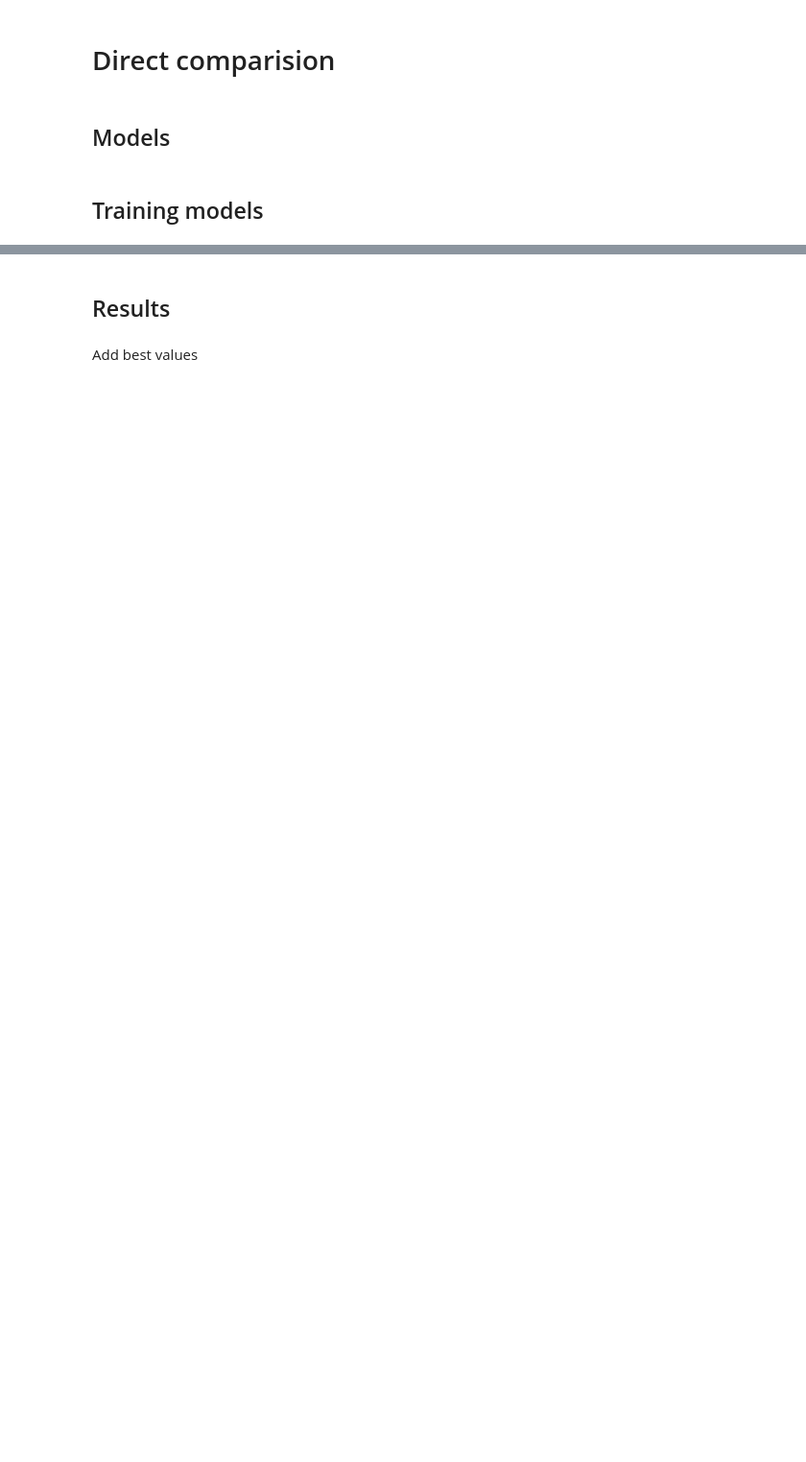
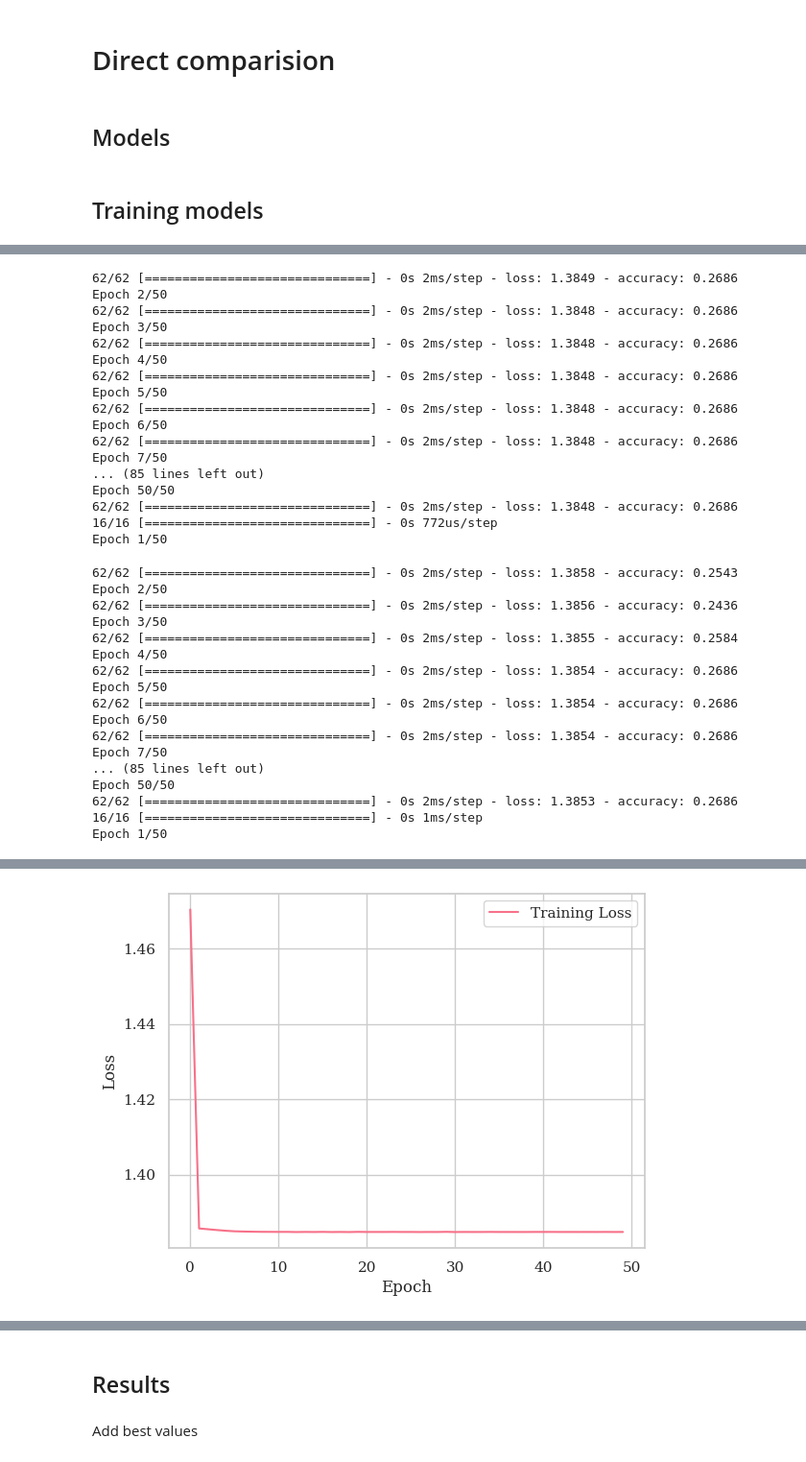
Before and after one commit to sam189239/EEG-MI-Benchmarking, a Jupyter notebook: code/bci_main.ipynb, the cells around one changed output, grey strips where cells are left out. Shown at 96% size. Cells and saved outputs as stored; diff of their text form; code cells hidden in the pictures; blank space fills up the shorter version.

```diff
--- a/code/bci_main.ipynb
+++ b/code/bci_main.ipynb
@@ -206,7 +216,7 @@ X_TEST = np.expand_dims(test_data,-1)
 # OneHotEncoding Labels
 enc = OneHotEncoder()
 y_out = enc.fit_transform(train_label.reshape(-1,1)).toarray()
-y_out_test = enc.fit_transform(test_label.reshape(-1,1)).toarray()
+y_out_test = enc.transform(test_label.reshape(-1,1)).toarray()
 
 # Cross Validation Split
 cv = ShuffleSplit(n_splits = CV_splits, test_size = test_size, random_state = random_state)
@@ -269,6 +385,7 @@ def CV_train(model, X, X_test, cnn = False, convlstm = False):
     results = {}
     best_model = model
     prev_metric = 0
+    best_hist = []
     for train_idx, val_idx in cv.split(y_out):
 
         nn = []
@@ -286,7 +403,7 @@ def CV_train(model, X, X_test, cnn = False, convlstm = False):
 
         nn = model
 
-        nn.fit(X_train, y_train, batch_size = batch_size, epochs = n_epochs)
+        history = nn.fit(X_train, y_train, batch_size = batch_size, epochs = n_epochs)
 
         y_pred = nn.predict(X_val)
         pred = (y_pred == y_pred.max(axis=1)[:,None]).astype(int)
@@ -300,6 +417,7 @@ def CV_train(model, X, X_test, cnn = False, convlstm = False):
         if f1_val > prev_metric:
             prev_metric = f1_val
             best_model = model
+            best_hist = history
 
     test_pred = best_model.predict(X_test)
     pred = (test_pred == test_pred.max(axis=1)[:,None]).astype(int)
@@ -313,5 +431,15 @@ def CV_train(model, X, X_test, cnn = False, convlstm = False):
     results['Precision'] = prec
     results['Recall'] = recall
 
+    plt.plot(best_hist.history['loss'], label='Training Loss')
+    # plt.plot(best_hist.history['val_loss'], label='Validation Loss')
+    plt.xlabel('Epoch')
+    plt.ylabel('Loss')
+    plt.legend()
+    plt.show()
 
     return best_model, results
+# %%
+mlp_graph = build_mlp_classifier(num_layers)
+mlp_graph, mlp_graph_results = CV_train(mlp_graph, X_GRAPH, X_TEST_GRAPH)
+# %% [output]
@@ -317,0 +463,34 @@ def CV_train(model, X, X_test, cnn = False, convlstm = False):
+62/62 [==============================] - 0s 2ms/step - loss: 1.3849 - accuracy: 0.2686
+Epoch 2/50
+62/62 [==============================] - 0s 2ms/step - loss: 1.3848 - accuracy: 0.2686
+Epoch 3/50
+62/62 [==============================] - 0s 2ms/step - loss: 1.3848 - accuracy: 0.2686
+Epoch 4/50
+62/62 [==============================] - 0s 2ms/step - loss: 1.3848 - accuracy: 0.2686
+Epoch 5/50
+62/62 [==============================] - 0s 2ms/step - loss: 1.3848 - accuracy: 0.2686
+Epoch 6/50
+62/62 [==============================] - 0s 2ms/step - loss: 1.3848 - accuracy: 0.2686
+Epoch 7/50
+... (85 lines left out)
+Epoch 50/50
+62/62 [==============================] - 0s 2ms/step - loss: 1.3848 - accuracy: 0.2686
+16/16 [==============================] - 0s 772us/step
+Epoch 1/50
+62/62 [==============================] - 0s 2ms/step - loss: 1.3858 - accuracy: 0.2543
+Epoch 2/50
+62/62 [==============================] - 0s 2ms/step - loss: 1.3856 - accuracy: 0.2436
+Epoch 3/50
+62/62 [==============================] - 0s 2ms/step - loss: 1.3855 - accuracy: 0.2584
+Epoch 4/50
+62/62 [==============================] - 0s 2ms/step - loss: 1.3854 - accuracy: 0.2686
+Epoch 5/50
+62/62 [==============================] - 0s 2ms/step - loss: 1.3854 - accuracy: 0.2686
+Epoch 6/50
+62/62 [==============================] - 0s 2ms/step - loss: 1.3854 - accuracy: 0.2686
+Epoch 7/50
+... (85 lines left out)
+Epoch 50/50
+62/62 [==============================] - 0s 2ms/step - loss: 1.3853 - accuracy: 0.2686
+16/16 [==============================] - 0s 1ms/step
+Epoch 1/50
@@ -317,0 +514 @@ def CV_train(model, X, X_test, cnn = False, convlstm = False):
+[figure, added]
```
Also changed, not shown: parts of 28 cells of this notebook, 2 other files.
